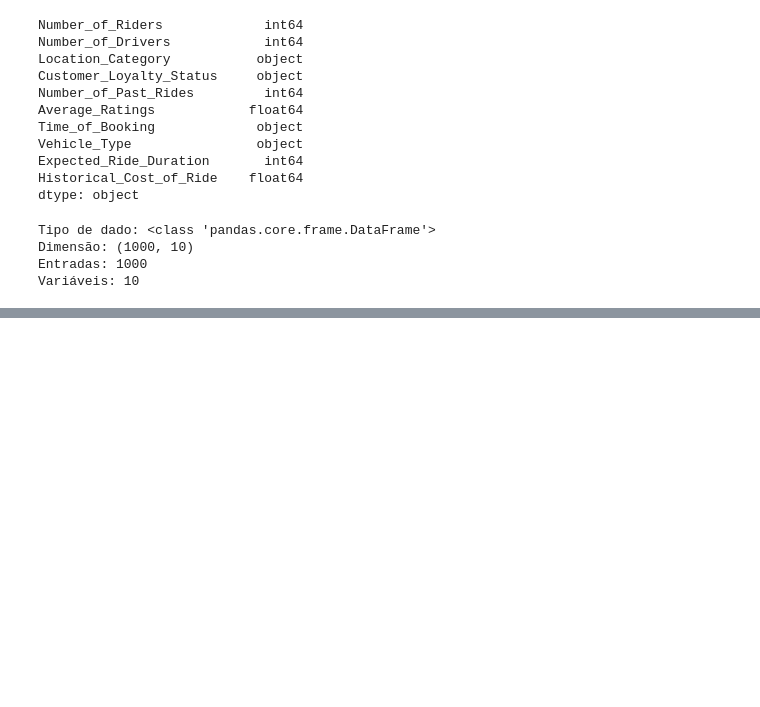
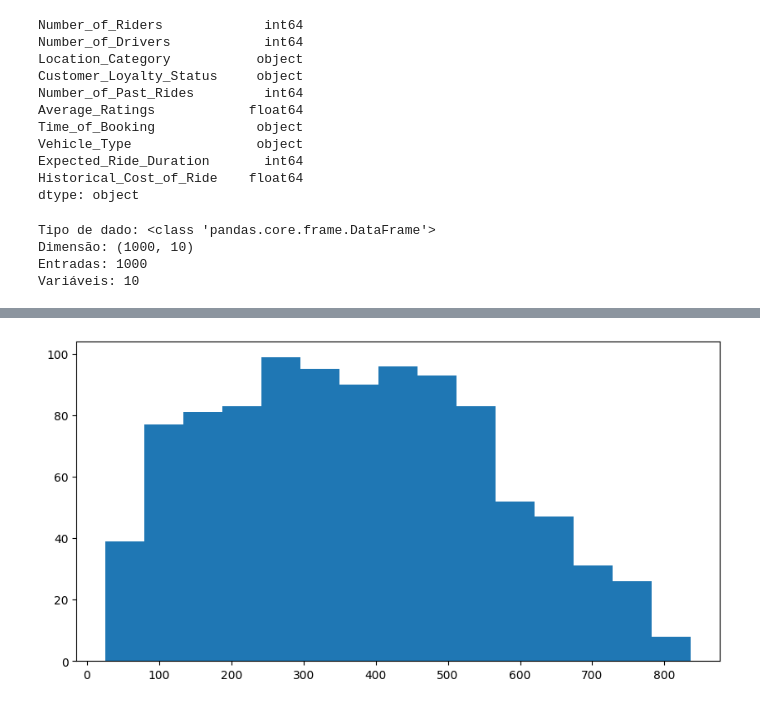
Before and after one commit to VitordsAmorim/Dynamic-Pricing, a Jupyter notebook: main.ipynb, the cells around one changed output, grey strips where cells are left out. Saved outputs shown, nothing was run; the diff lists cells and outputs as text; code cells hidden in the pictures; blank space fills up the shorter version.

```diff
--- a/main.ipynb
+++ b/main.ipynb
@@ -93,0 +132,6 @@ Index: []
+# %%
+df.Historical_Cost_of_Ride.hist(bins=15, figsize=(10,5), grid= False);
+
+#teste
+# %% [output]
+[figure, added]
```
Also changed, not shown: parts of 7 cells of this notebook, 1 other file.
